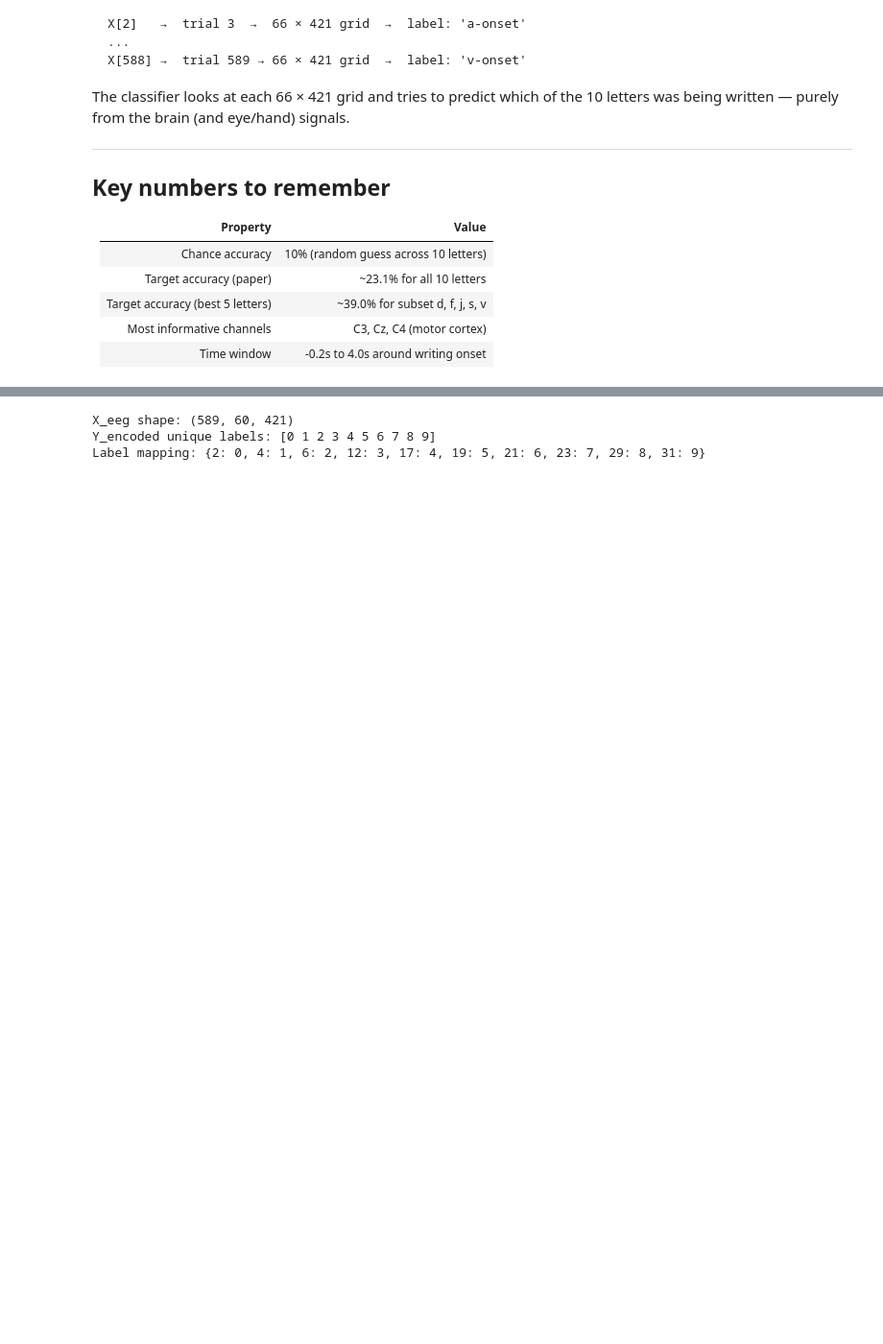
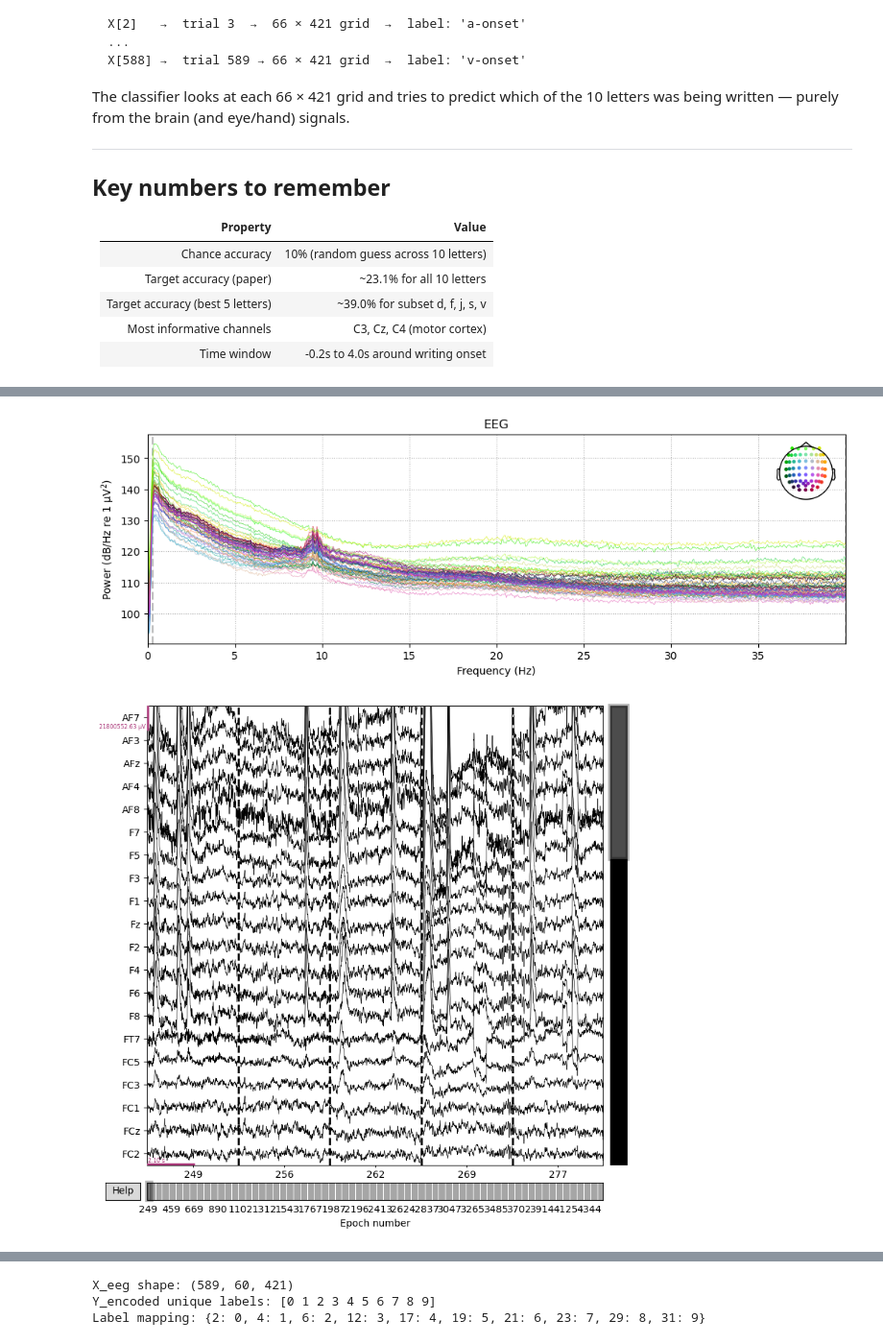
Before and after one commit to shantguedekelian/EEG_analysis, a Jupyter notebook: eda.ipynb, the cells around one changed output, grey strips where cells are left out. Shown at 96% size. Saved outputs shown, nothing was run; the diff lists cells and outputs as text; code cells hidden in the pictures; blank space fills up the shorter version.

```diff
--- a/eda.ipynb
+++ b/eda.ipynb
@@ -373,0 +423,12 @@ The classifier looks at each 66 × 421 grid and tries to predict which of the 10
+# %%
+# This lets you scroll through individual trials
+# You can see the brain activity for each letter writing attempt
+epochs.plot(
+    n_epochs=5,          # show 5 epochs at a time
+    n_channels=20,       # show 20 channels
+    scalings='auto',
+    title='Individual Epochs'
+)
+# %% [output]
+[figure, added]
+[figure, added]
```
Also changed, not shown: parts of 9 cells of this notebook.
